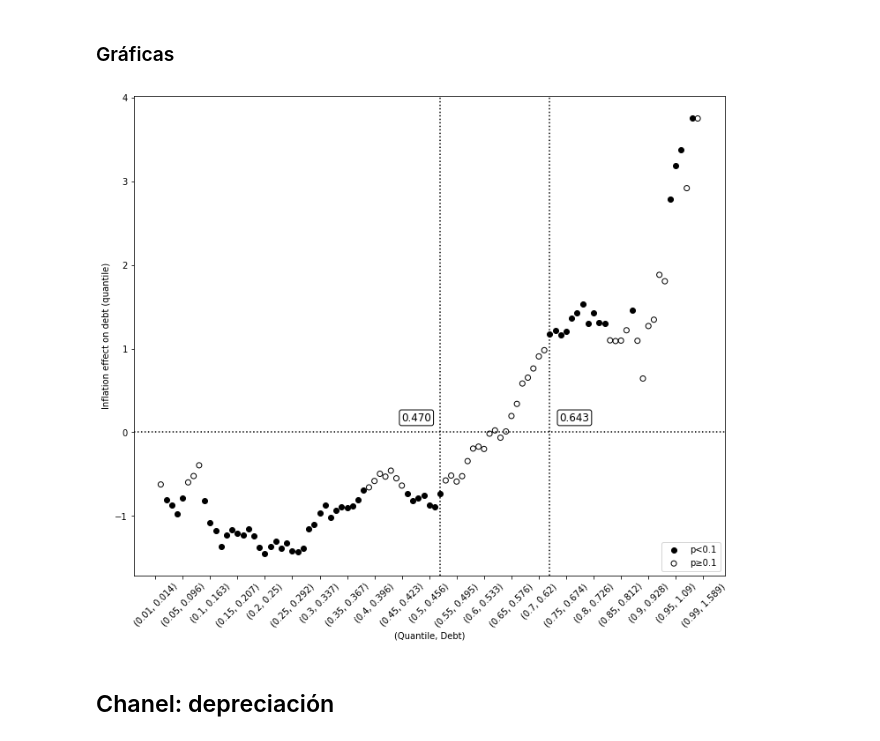
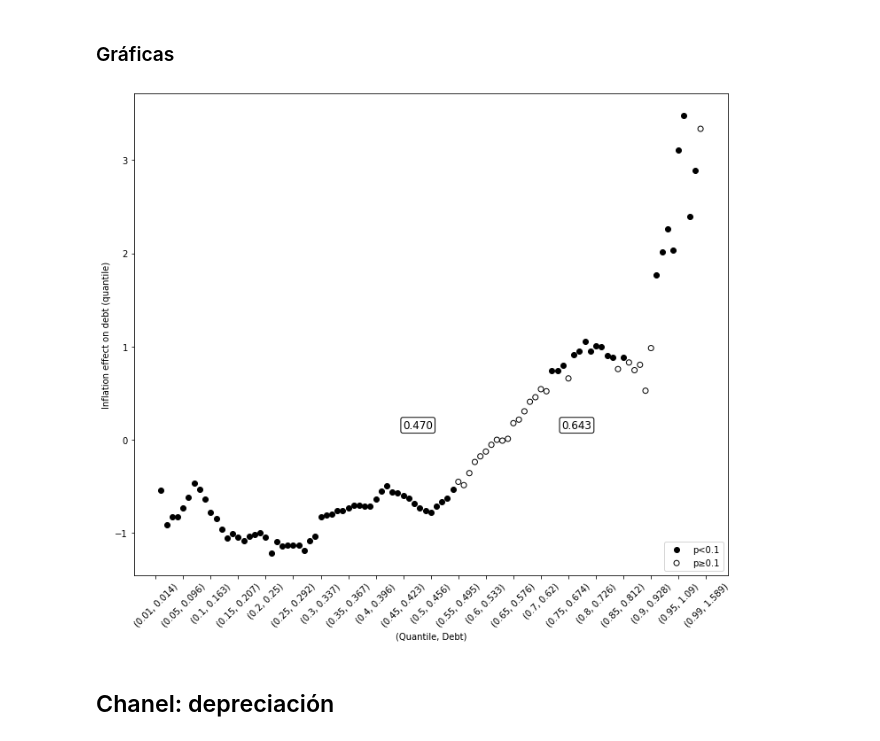
Before and after one commit to jguerrae/QuantilReg_InflationDebt, a Jupyter notebook: 3_ONE_SCRIPT.ipynb, the cells around one changed output. Cells and saved outputs as stored; diff of their text form; code cells hidden in the pictures.

```diff
--- a/3_ONE_SCRIPT.ipynb
+++ b/3_ONE_SCRIPT.ipynb
@@ -37,7 +37,7 @@ def formula_add(data):
 # %% [markdown]
 ## Organización de la base
 # %%
-inf = pd.read_excel("INPUT/weo_Apr2023.xlsx")
+# inf = pd.read_excel("INPUT/weo_Apr2023.xlsx")
 # %%
 info = inf[["country", "WEO_CODE", "year", "PCPI", "GGXWDG", "NGDP"]]
 info["PI"] = info.groupby(["WEO_CODE"])["PCPI"].pct_change()*100
@@ -64,8 +64,9 @@ infr = infr[(infr.PI<qsi) & (infr.PI>qii)]
 # infr = infr[(infr.DEBT_GDP<qsd) & (infr.DEBT_GDP>qid)]
 
 for i in ['PI_ST5', 'PI_ST4', 'PI_ST3', 'PI_ST2', 'PI_ST1']:
-    infr[i] = np.log(0.00000000001+np.abs(infr["PI"]-infr[i]))
-    # infr[i] = np.log(1+np.abs(infr["PI"]-infr[i]))
+    infr[f"PCT_{i}"] = infr[i].copy()
+    # infr[i] = np.log(0.00000000001+np.abs(infr["PI"]-infr[i]))
+    infr[i] = np.log(1+np.abs(infr["PI"]-infr[i]))
     # infr[i] = np.exp(infr["PI"]-infr[i])
 # %% [output]
 A value is trying to be set on a copy of a slice from a DataFrame.
@@ -126,4 +130 @@ See the caveats in the documentation: https://pandas.pydata.org/pandas-docs/stab
-# %%
-dfislac = pd.read_excel("INPUT/FISLAC_update.xlsx")
-# totaldfr = pd.read_csv("INPUT/total_dataset_20230911.csv")
 # %%
@@ -386,16 +344,16 @@ for i in modelos:
         ############################################################################################
         # LINEAS DE THRESHOLD
         # Add a vertical line at x = threshold.Quantile with a label
-        plt.axhline(y=0, color='black', linestyle='dotted')  # Add a horizontal black dotted line at Y = 0
+        # plt.axhline(y=0, color='black', linestyle='dotted')  # Add a horizontal black dotted line at Y = 0
 
-        threshold_v = result_df[(result_df["significative"]==1) & (result_df["Slope"]<0)].iloc[-1]
-        threshold = {'Quantile': threshold_v.Quantile, 'Quantile_value': threshold_v.Quantile_value}
-        plt.axvline(x=threshold['Quantile'], color='black', linestyle='dotted')
+        # threshold_v = result_df[(result_df["significative"]==1) & (result_df["Slope"]<0)].iloc[-1]
+        # threshold = {'Quantile': threshold_v.Quantile, 'Quantile_value': threshold_v.Quantile_value}
+        # plt.axvline(x=threshold['Quantile'], color='black', linestyle='dotted')
 
 
-        threshold_v2 = result_df[(result_df["significative"]==1) & (result_df["Slope"]>0)].iloc[0]
-        threshold2 = {'Quantile': threshold_v2.Quantile, 'Quantile_value': threshold_v2.Quantile_value}
-        plt.axvline(x=threshold2['Quantile'], color='black', linestyle='dotted')
+        # threshold_v2 = result_df[(result_df["significative"]==1) & (result_df["Slope"]>0)].iloc[0]
+        # threshold2 = {'Quantile': threshold_v2.Quantile, 'Quantile_value': threshold_v2.Quantile_value}
+        # plt.axvline(x=threshold2['Quantile'], color='black', linestyle='dotted')
 
 
         ############################################################################################
@@ -432,34 +390,34 @@ for i in modelos:
 
 
         plt.legend(scatterpoints=1, loc='lower right')
 
         ############################################################################################
         ymax = round(result_df["Slope"].max() + result_df["Slope"].std()/2,1)
         ymin = round(result_df["Slope"].min() - result_df["Slope"].std()/2,1)
 
         # ymax, ymin = 1.5, -0.6
         # ymax, ymin = 0.7, -0.2
         # plt.ylim(ymin, ymax)
         # plt.yticks(np.arange(ymin, ymax, 0.05))  # Set custom y-axis ticks with 0.05 unit jumps
 
         qsticks= [0.01, 0.05, 0.10, 0.15, 0.20, 0.25, 0.30, 0.35, 0.40, 0.45, 0.50, 0.55, 0.60, 0.65, 0.70, 0.75, 0.80, 0.85, 0.90, 0.95, 0.99]
         df_tick = result_df[result_df["Quantile"].isin(qsticks)]
         custom_xticks = [(round(qs,3), round(qv,3)) for qs, qv in zip(df_tick['Quantile'], df_tick['Quantile_value'])]
         plt.xticks(np.arange(0, 1.05, 0.05), custom_xticks,rotation=45)  # Include rotation for better visibility
 
 
         # plt.scatter(result_df['Quantile'], result_df['freq']) #PONLE ACÁ EL EJE Y DEL LADO DERECHO
 
         # plt.legend()
         # plt.grid(True)
         plt.savefig(i.replace(".xlsx", ".jpeg"), dpi = 300, bbox_inches='tight')
         plt.grid(False)
         plt.show()
 
     except:
         None
 # %% [output]
-[figure, old version]
+[figure, new version]
 # %% [markdown]
 ## Chanel: depreciación
 # %% [markdown]
```
Also changed, not shown: parts of 31 cells of this notebook.
